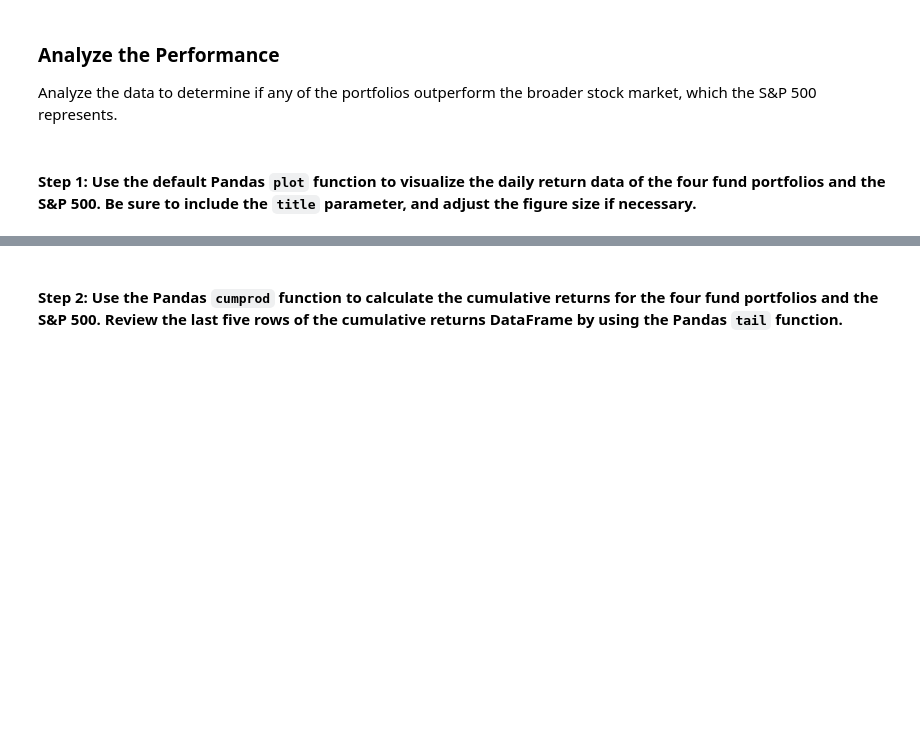
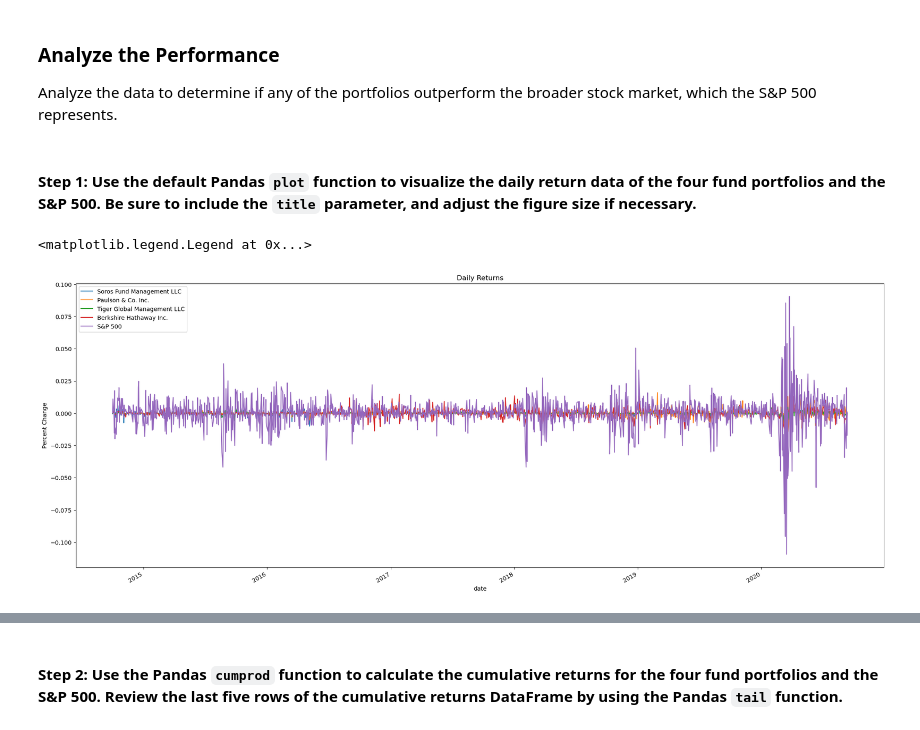
Before and after one commit to brianwander/Quantitative_Analysis, a Jupyter notebook: risk_return_analysis.ipynb, the cells around one changed output, grey strips where cells are left out. Drawn from its saved outputs; the diff is of its cells as text; code cells hidden in the pictures; blank space fills up the shorter version.

Commit message:
Plotted daily returns of each fund compared to S&P 500

```diff
--- a/risk_return_analysis.ipynb
+++ b/risk_return_analysis.ipynb
@@ -154,4 +154,13 @@ Analyze the data to determine if any of the portfolios outperform the broader st
 # %%
 # Plot the daily return data of the 4 funds and the S&P 500
 # Inclue a title parameter and adjust the figure size
 # YOUR CODE HERE
+ax=daily_returns.iloc[:,0].plot(title="Daily Returns",xlabel="Date",ylabel="Percent Change",legend=True,figsize=(25,10))
+daily_returns.iloc[:,1].plot(ax=ax)
+daily_returns.iloc[:,2].plot(ax=ax)
+daily_returns.iloc[:,3].plot(ax=ax)
+daily_returns.iloc[:,4].plot(ax=ax)
+ax.legend(["Soros Fund Management LLC","Paulson & Co. Inc.","Tiger Global Management LLC", "Berkshire Hathaway Inc.","S&P 500"])
+# %% [output]
+<matplotlib.legend.Legend at 0x...>
+[figure, added]
```
Also changed, not shown: parts of 5 cells of this notebook.
